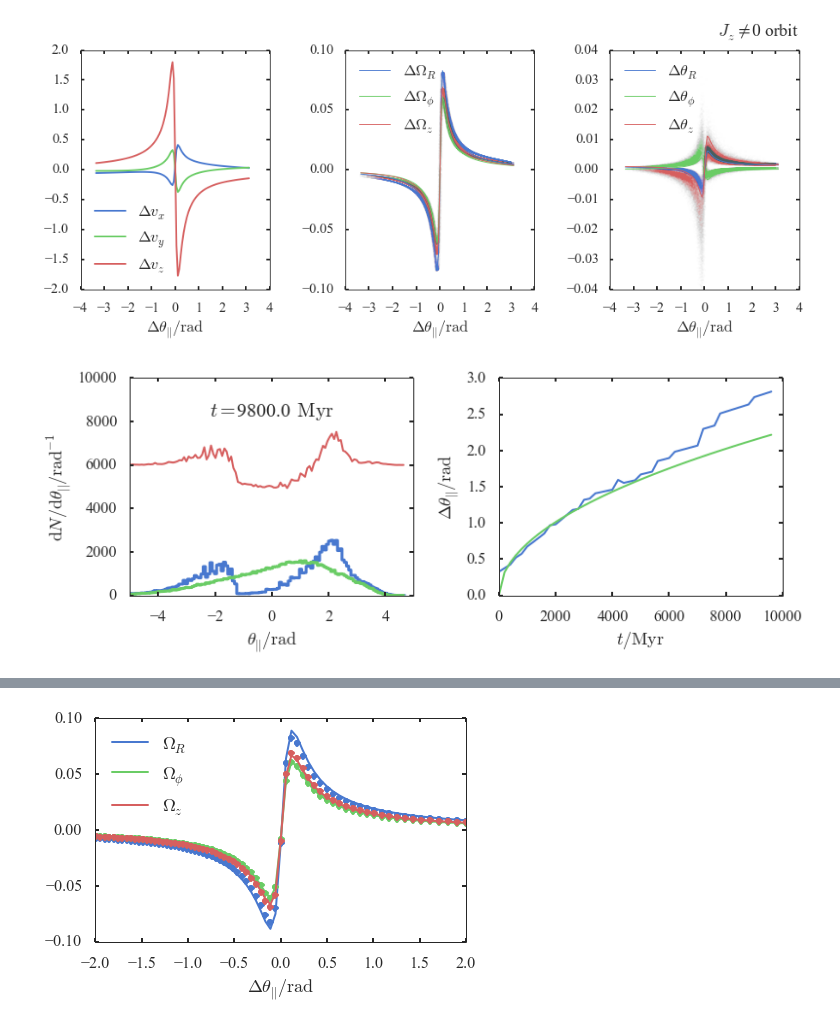
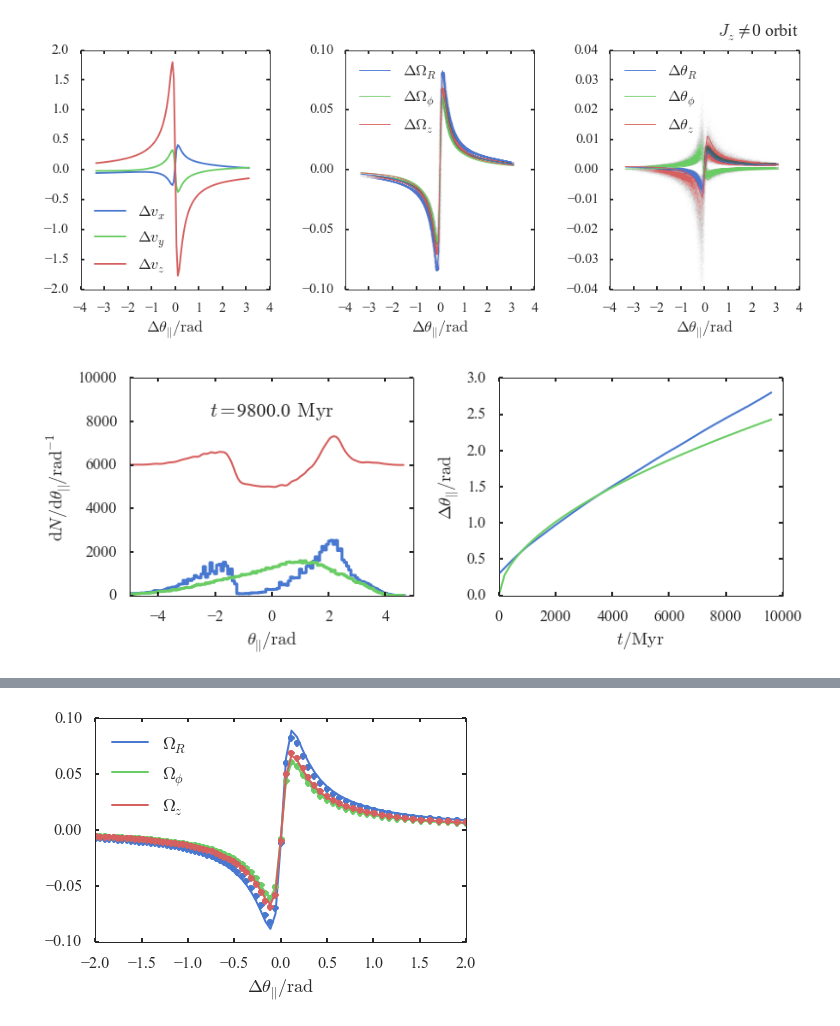
Before and after one commit to jobovy/streamgap-aa, a Jupyter notebook: py/GapsAngleFreqJz!=0.ipynb, the cells around one changed output, grey strips where cells are left out. Drawn from its saved outputs; the diff is of its cells as text; code cells hidden in the pictures.

```diff
--- a/py/GapsAngleFreqJz!=0.ipynb
+++ b/py/GapsAngleFreqJz!=0.ipynb
@@ -608,0 +618,7 @@ afk=angle_freq_kicks(merged_peri)
+# %%
+b=0
+w=np.array([6.822,132.77,149.417])
+M=1e8
+rs=0.625
+sb = sub_halo(M,b,rs,w)
+afk=angle_freq_kicks(merged_peri,sb)
@@ -754,63 +781,91 @@ try:
     reload(ani)
 except NameError:
     import animation as ani
+# %%
+from scipy.stats import gaussian_kde
+def kde_scipy(x, x_grid, bandwidth=0.2, **kwargs):
+    """Kernel Density Estimation with Scipy"""
+    # Note that scipy weights its bandwidth by the covariance of the
+    # input data.  To make the results comparable to the other methods,
+    # we divide the bandwidth by the sample standard deviation here.
+    kde = gaussian_kde(x, bw_method=bandwidth / x.std(ddof=1), **kwargs)
+    return kde.evaluate(x_grid)
 # %%
 import subprocess
+from scipy.optimize import brentq
+from scipy.stats import norm
+from scipy.interpolate import UnivariateSpline
 def plt_later_time(data,t,ax):
     centre = afk.ndotac+t*afk.ndotfc
-    n,b,p=ax.hist(np.dot(afk.n,
+    pert= np.dot(afk.n,
                     np.array([data['angR_y']+data['angR_k']+t*(data['OmR_y']+data['OmR_k']),
                               data['angp_y']+data['angp_k']+t*(data['Omp_y']+data['Omp_k']),
-                              data['angz_y']+data['angz_k']+t*(data['Omz_y']+data['Omz_k'])]))-centre,bins=140,histtype='step',lw=3)
-    n2,b2,p2=ax.hist(np.dot(afk.n,
+                              data['angz_y']+data['angz_k']+t*(data['Omz_y']+data['Omz_k'])]))-centre
+    n,b,p=ax.hist(pert,bins=140,histtype='step',lw=3)
+    unpert = np.dot(afk.n,
                     np.array([data['angR_y']+t*data['OmR_y'],
                               data['angp_y']+t*data['Omp_y'],
-                              data['angz_y']+t*data['Omz_y']]))-centre,bins=b,histtype='step',lw=3)
+                              data['angz_y']+t*data['Omz_y']]))-centre
+    n2,b2,p2=ax.hist(unpert,bins=b,histtype='step',lw=3)
     bc = (b[1:]+b[:-1])/2.
-    ax.plot(bc,n-n2+6000.)
-    zero_crossingsu = numpy.where(numpy.diff(numpy.sign((n-n2)[bc>0.])))[0]
-    zero_crossingsd = numpy.where(numpy.diff(numpy.sign((n-n2)[bc<0.])))[0]
-    return bc[bc>0.][zero_crossingsu[0]]-bc[bc<0.][zero_crossingsd[-1]]
+#     ax.plot(bc,n-n2+6000.)
+    (mu, sigma) = norm.fit(unpert)
+    band = 0.1
+    if(t<1000.*kms2kpcMyr):
+        band = t/(1000.*kms2kpcMyr)*0.07+0.03
+    bw = bc[1]-bc[0]
+    N = len(unpert)*bw
+    diff = kde_scipy(unpert,bc,band)
+    diff2 = kde_scipy(pert,bc,band)
+    ax.plot(bc,(diff2-diff)*N+6000.)
+    s = UnivariateSpline(bc,(diff2-diff)*N)
+    zero_crossingsu = numpy.where(numpy.diff(numpy.sign((diff2-diff)[bc>0.])))[0]
+    zero_crossingsd = numpy.where(numpy.diff(numpy.sign((diff2-diff)[bc<0.])))[0]
+    return brentq(s,bc[np.argmin(diff2-diff)],bc[bc>0.][zero_crossingsu[0]+1])-brentq(s,bc[bc<0.][zero_crossingsd[-1]-1],bc[np.argmin(diff2-diff)]), sigma
 
 frames = 50
 fig,a = plt.subplots(1,2,figsize=(12,4))
 line, = a[1].plot([], [], lw=2)
 line2, = a[1].plot([], [], lw=2)
+# line3, = a[1].plot([], [], lw=2)
 plt.subplots_adjust(wspace=0.3)
 Delta = np.zeros(frames)
+Width = np.zeros(frames)
 Times = np.zeros(frames)
 
 def init():
     line.set_data([], [])
     line2.set_data([], [])
+#     line3.set_data([], [])
     return line,
 
 def animate(i):
     a[0].cla()
     a[0].set_xlim(-5.,5.)
     a[0].set_ylim(0.,10000.)
     a[1].set_ylim(0.,3.)
     a[1].set_xlim(0.,10000.)
 
     t = i*200.
     a[0].set_xlabel(r'$\theta_{||}/{\rm rad}$')
     a[0].set_ylabel(r'$\mathrm{d}N/\mathrm{d}\theta_{||}/{\rm rad}^{-1}$')
     a[0].text(.5,0.9,r'$t=$'+str(trunc(t))+r'$\,{\rm Myr}$',horizontalalignment='center',verticalalignment='top',transform=a[0].transAxes,fontsize=20)
-    Delta[i] = plt_later_time(merged_peri_with_kick_ff,kms2kpcMyr*t,a[0])
+    Delta[i],Width[i] = plt_later_time(merged_peri_with_kick_ff,kms2kpcMyr*t,a[0])
     Times[i]=t
     a[1].set_ylabel(r'$\Delta\theta_{||}/{\rm rad}$')
     a[1].set_xlabel(r'$t/{\rm Myr}$')
     line.set_data(Times[:i],Delta[:i])
-    line2.set_data(Times[:i],np.sqrt(Times[:i]/5000.)*1.6)
+    line2.set_data(Times[:i],Times[:i]**XX[1]*XX[0])
+#     line3.set_data(Times[:i],Width[:i])
     return
 
 anim = animation.FuncAnimation(fig, animate,init_func=init,
                                frames=frames, interval=1, blit=False)
 
 anim.save('angpar.mp4', writer=animation.FFMpegFileWriter(), fps=200, extra_args=['-vcodec', 'libvpx'],dpi=200,savefig_kwargs={'bbox_inches':'tight'})
 # subprocess.call(['ffmpeg','-i','angpar.mp4','-vf','“setpts=(1/2)*PTS”','output.mp4','-y'])
 # %% [output]
-[figure, old version]
+[figure, new version]
 # %%
 from scipy.optimize import fmin
 XX = fmin(lambda x: np.sum((Delta[:len(Delta)/2]-x[0]*Times[:len(Delta)/2]**x[1])**2),(0.4,0.7))
```
Also changed, not shown: parts of 17 cells of this notebook, 1 other file.
